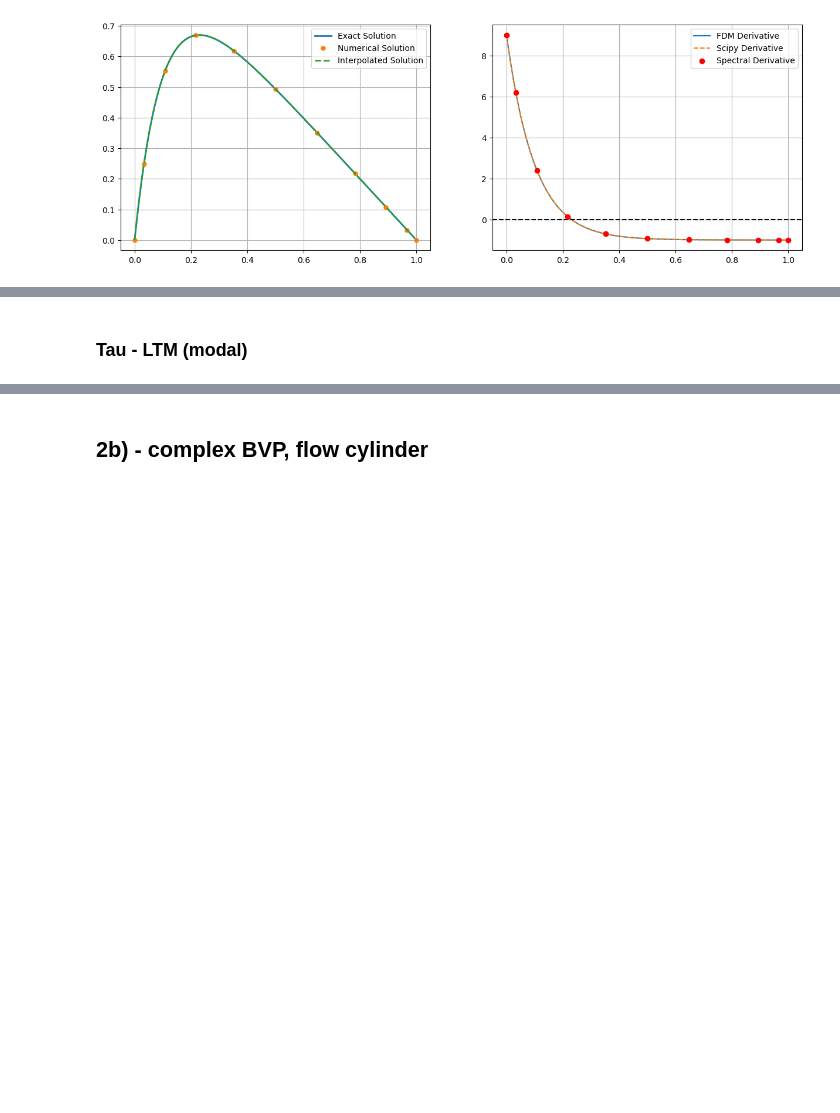
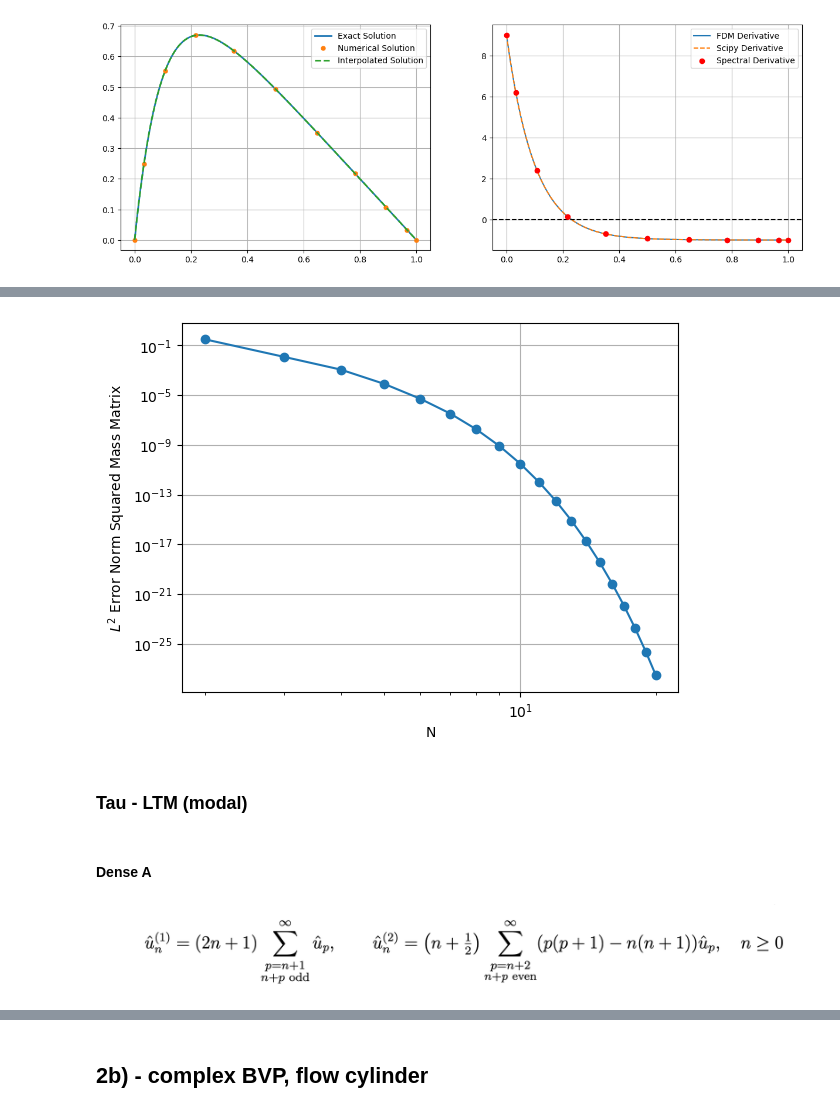
Before and after one commit to JeppeKlitgaard/02689-Advanced-Numerical-Methods, a Jupyter notebook: assignment_2/tb_exercise_1.ipynb, the cells around one changed output, grey strips where cells are left out. Cells and saved outputs as stored; diff of their text form; code cells hidden in the pictures; blank space fills up the shorter version.

Commit message:
feat: tau method A dense

```diff
--- a/assignment_2/tb_exercise_1.ipynb
+++ b/assignment_2/tb_exercise_1.ipynb
@@ -166,2 +110,21 @@ ax[1].grid();
+# %%
+N_grid = np.arange(2, 21)
+errors_l2_2 = np.zeros(N_grid.shape[0])
+
+for i, N in enumerate(N_grid):
+    e_l2_2, u, u_hat, z, x = solve_bvp_simple(N=N)
+    errors_l2_2[i] = e_l2_2
+
+
+plt.loglog(N_grid, errors_l2_2, 'o-')
+plt.grid();
+plt.xlabel("N")
+plt.ylabel(r"$L^2$ Error Norm Squared Mass Matrix");
+# %% [output]
+[figure, added]
 # %% [markdown]
 ### Tau - LTM (modal)
+# %% [markdown]
+#### Dense A
+# %% [markdown]
+![image.png](attachment:image.png)
```
Also changed, not shown: parts of 14 cells of this notebook, 1 other file.
